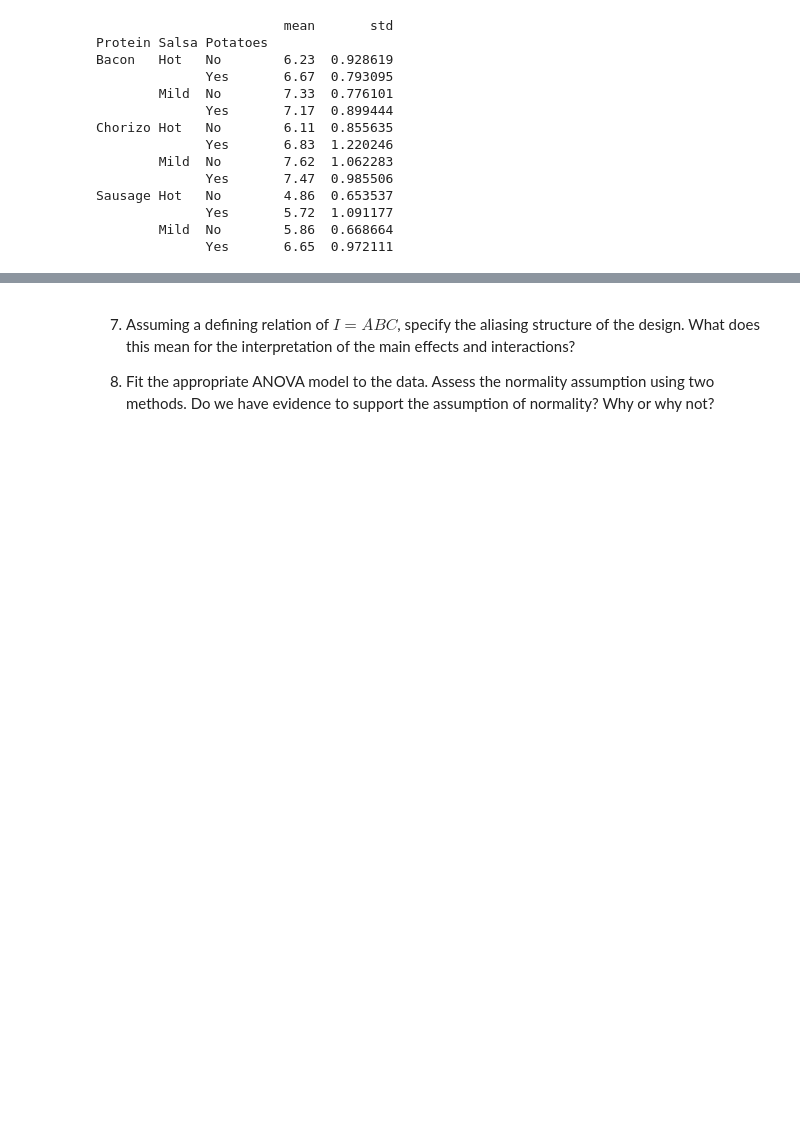
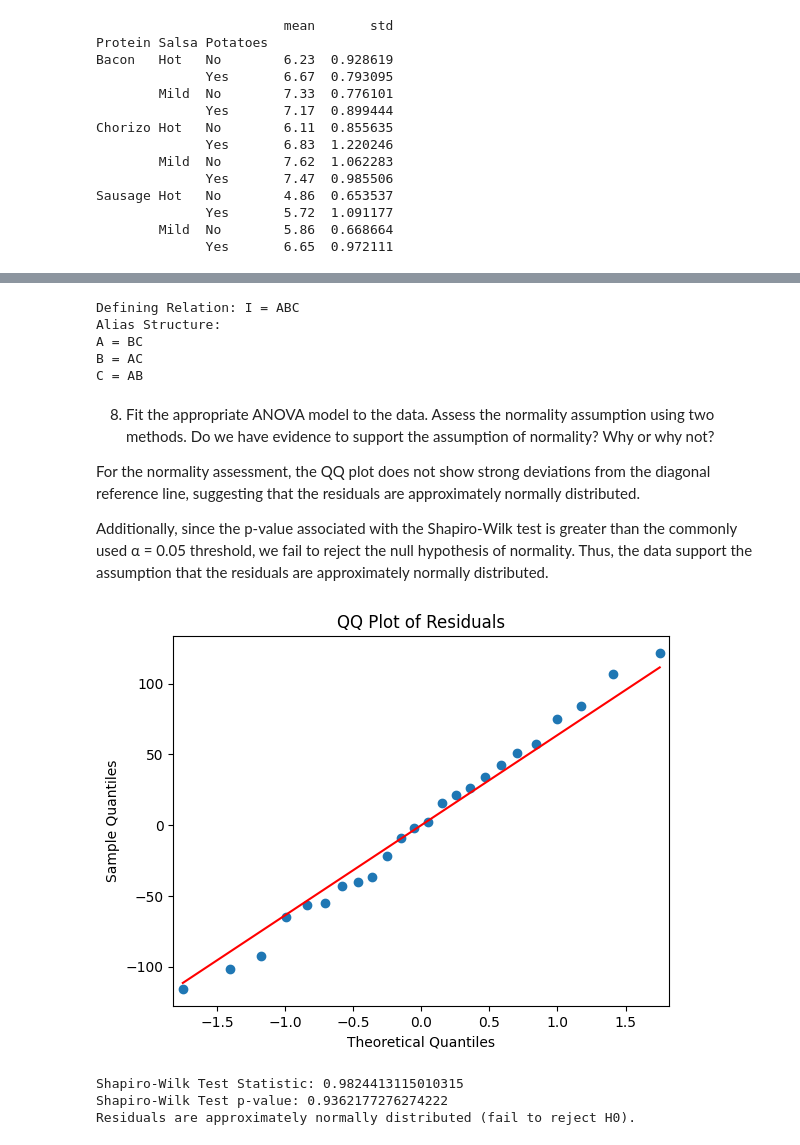
Before and after one commit to morales-evelyn/STAT-7220-Applied-Experimental-Design, a Jupyter notebook: Assignments/Final-Exam/Final-Exam.ipynb, the cells around one changed output, grey strips where cells are left out. Cells and saved outputs as stored; diff of their text form; code cells hidden in the pictures; blank space fills up the shorter version.

```diff
--- a/Assignments/Final-Exam/Final-Exam.ipynb
+++ b/Assignments/Final-Exam/Final-Exam.ipynb
@@ -159,8 +702,69 @@ To be more efficient with time and resources, you decide to conduct a $2^{3-1}$
+# %%
+## Question 7 Code ##
+
+## Aliasing Structure ##
+
+print("Defining Relation: I = ABC")
+
+print("Alias Structure:")
+
+print("A = BC")
+print("B = AC")
+print("C = AB")
+# %% [output]
+Defining Relation: I = ABC
+Alias Structure:
+A = BC
+B = AC
+C = AB
 # %% [markdown]
-7. Assuming a defining relation of $I=ABC$, specify the aliasing structure of the design. What does this mean for the interpretation of the main effects and interactions?
+8. Fit the appropriate ANOVA model to the data. Assess the normality assumption using two methods. Do we have evidence to support the assumption of normality? Why or why not?
 
-8. Fit the appropriate ANOVA model to the data. Assess the normality assumption using two methods. Do we have evidence to support the assumption of normality? Why or why not?
+For the normality assessment, the QQ plot does not show strong deviations from the diagonal reference line, suggesting that the residuals are approximately normally distributed.
+
+Additionally, since the p-value associated with the Shapiro-Wilk test is greater than the commonly used α = 0.05 threshold, we fail to reject the null hypothesis of normality. Thus, the data support the assumption that the residuals are approximately normally distributed.
 # %%
 ## Question 8 Code ##
+
+## Fit ANOVA Model ##
+
+m1 = ols(
+    "Sales ~ C(Location) + C(Timing) + C(Marketing)",
+    data=sales
+).fit()
+
+## Evaluate Normality ##
+
+## QQ Plot ##
+
+sm.qqplot(m1.resid, line='s')
+
+plt.title("QQ Plot of Residuals")
+
+plt.show()
+
+## Shapiro-Wilk Test ##
+
+shapiro_test = stats.shapiro(m1.resid)
+
+print("Shapiro-Wilk Test Statistic:",
+      shapiro_test.statistic)
+
+print("Shapiro-Wilk Test p-value:",
+      shapiro_test.pvalue)
+
+if shapiro_test.pvalue > 0.05:
+    print(
+        "Residuals are approximately normally distributed (fail to reject H0)."
+    )
+else:
+    print(
+        "Residuals are not normally distributed (reject H0)."
+    )
+# %% [output]
+[figure, added]
+Shapiro-Wilk Test Statistic: 0.9824413115010315
+Shapiro-Wilk Test p-value: 0.9362177276274222
+Residuals are approximately normally distributed (fail to reject H0).
 # %% [markdown]
 9. Assess the constant variance assumption using two methods. Do we have evidence to support the assumption of constant variance? Why or why not?
```
Also changed, not shown: parts of 25 cells of this notebook.
